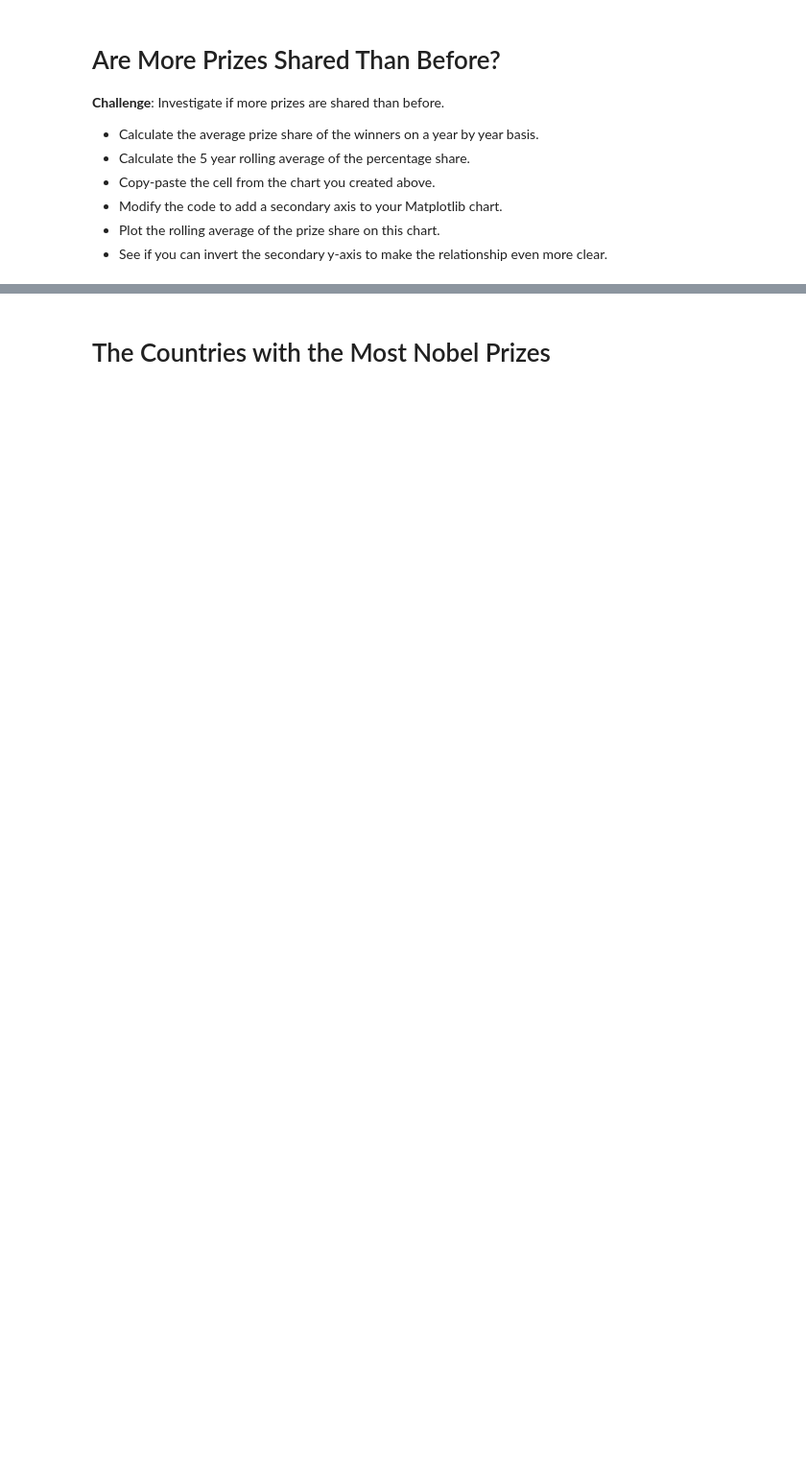
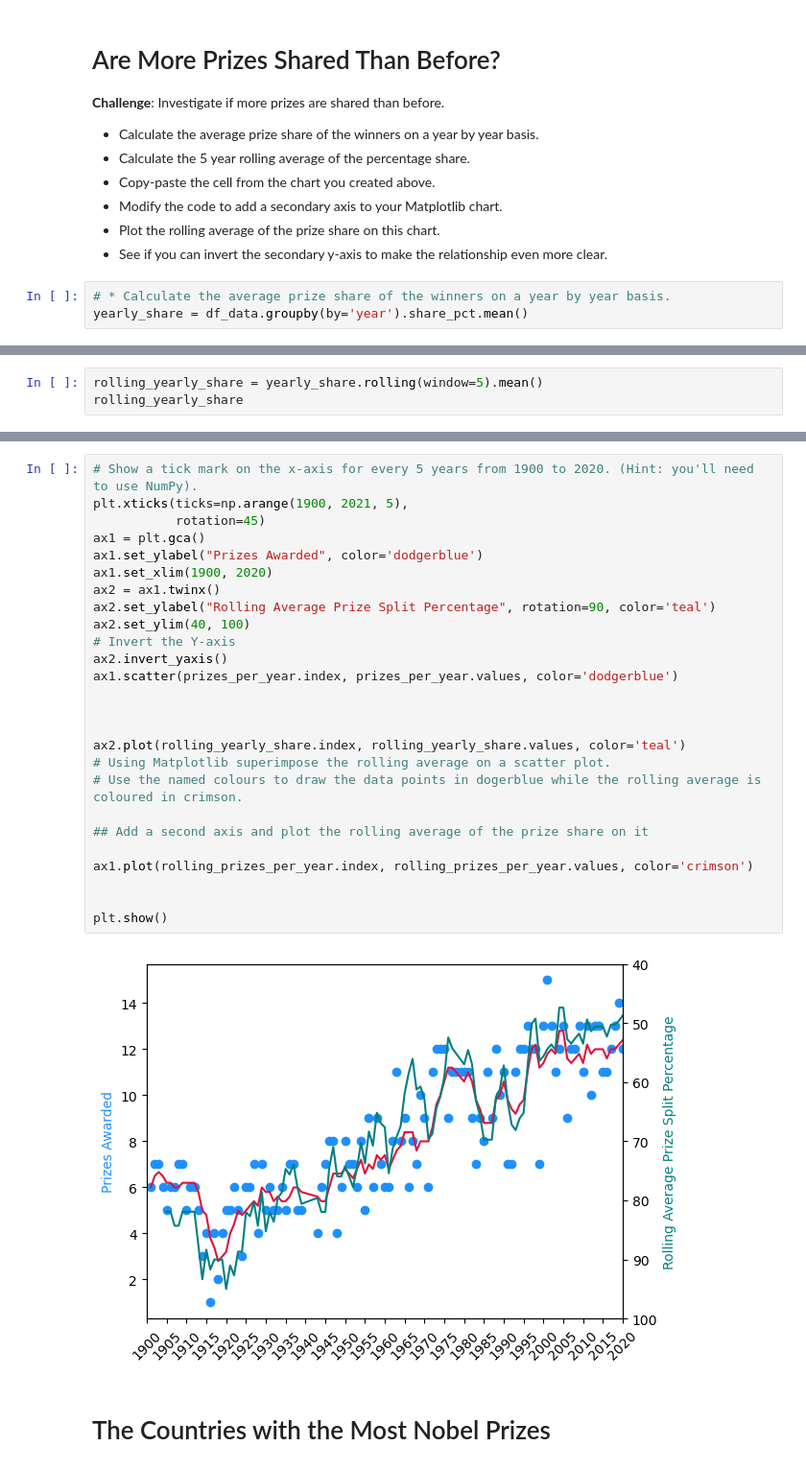
Before and after one commit to Taky0nDon/day79, a Jupyter notebook: Nobel_Prize_Analysis_(start).ipynb, the cells around one changed output, grey strips where cells are left out. Shown at 96% size. Cells and saved outputs as stored; diff of their text form; blank space fills up the shorter version.

Commit message:
plotted the 5 year rolling average share percentage (how many parties shared a given prize) on a secondary axis

```diff
--- a/Nobel_Prize_Analysis_(start).ipynb
+++ b/Nobel_Prize_Analysis_(start).ipynb
@@ -350,3 +380,6 @@ plt.show()
 * Modify the code to add a secondary axis to your Matplotlib chart.
 * Plot the rolling average of the prize share on this chart.
 * See if you can invert the secondary y-axis to make the relationship even more clear.
+# %%
+# * Calculate the average prize share of the winners on a year by year basis.
+yearly_share = df_data.groupby(by='year').share_pct.mean()
@@ -352,0 +400,3 @@ plt.show()
+# %%
+rolling_yearly_share = yearly_share.rolling(window=5).mean()
+rolling_yearly_share
@@ -353,3 +417,31 @@ plt.show()
+# %%
+# Show a tick mark on the x-axis for every 5 years from 1900 to 2020. (Hint: you'll need to use NumPy).
+plt.xticks(ticks=np.arange(1900, 2021, 5),
+           rotation=45)
+ax1 = plt.gca()
+ax1.set_ylabel("Prizes Awarded", color='dodgerblue')
+ax1.set_xlim(1900, 2020)
+ax2 = ax1.twinx()
+ax2.set_ylabel("Rolling Average Prize Split Percentage", rotation=90, color='teal')
+ax2.set_ylim(40, 100)
+# Invert the Y-axis
+ax2.invert_yaxis()
+ax1.scatter(prizes_per_year.index, prizes_per_year.values, color='dodgerblue')
+
+
+
+ax2.plot(rolling_yearly_share.index, rolling_yearly_share.values, color='teal')
+# Using Matplotlib superimpose the rolling average on a scatter plot.
+# Use the named colours to draw the data points in dogerblue while the rolling average is coloured in crimson.
+
+## Add a second axis and plot the rolling average of the prize share on it
+
+ax1.plot(rolling_prizes_per_year.index, rolling_prizes_per_year.values, color='crimson')
+
+
+plt.show()
+# %% [output]
+[figure, added]
 # %% [markdown]
 # The Countries with the Most Nobel Prizes
 # %% [markdown]
```
Also changed, not shown: parts of 4 cells of this notebook, 1 other file.
